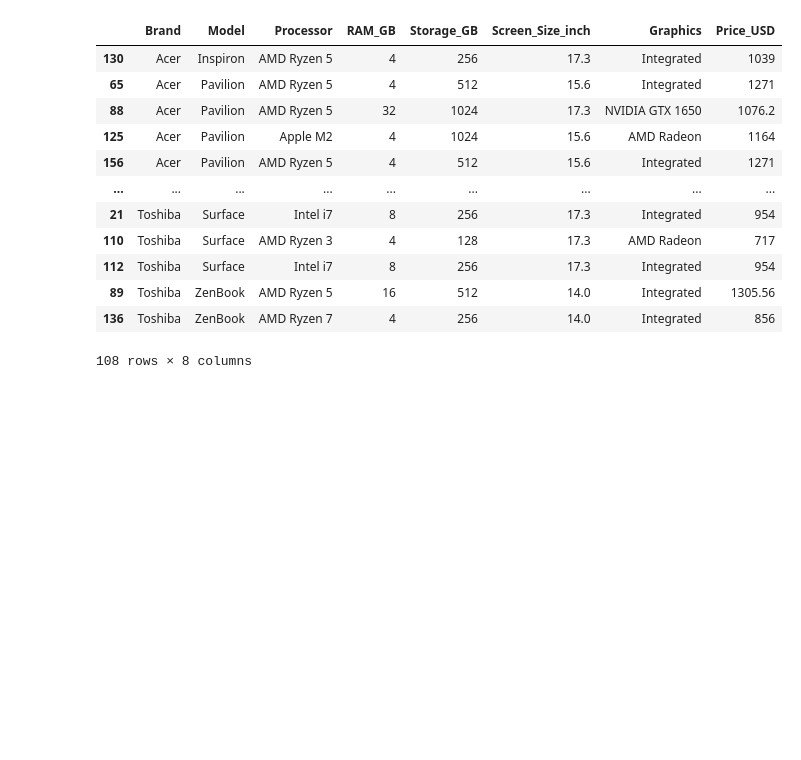
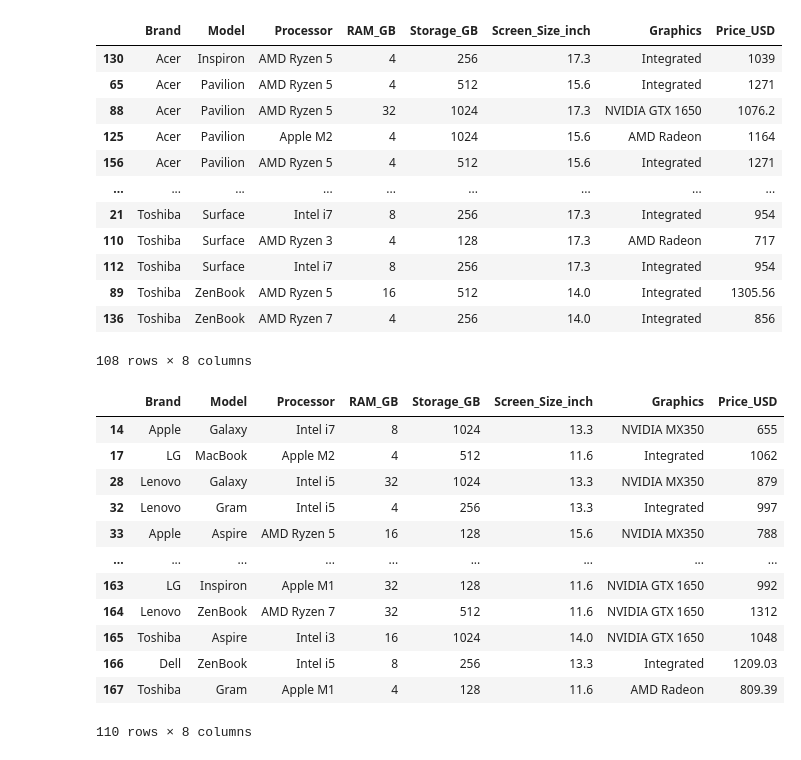
Before and after one commit to chaudharymanish6930/Data-Science, a Jupyter notebook: 05_Beginning/23_Duplicate.ipynb, the cells around one changed output. Cells and saved outputs as stored; diff of their text form; code cells hidden in the pictures; blank space fills up the shorter version.

```diff
--- a/05_Beginning/23_Duplicate.ipynb
+++ b/05_Beginning/23_Duplicate.ipynb
@@ -163,3 +179,19 @@ df[duplicate].sort_values(["Brand","Model"])
 | 89 | Toshiba | ZenBook | AMD Ryzen 5 | 16 | 512 | 14.0 | Integrated | 1305.56 |
 | 136 | Toshiba | ZenBook | AMD Ryzen 7 | 4 | 256 | 14.0 | Integrated | 856 |
 108 rows × 8 columns
+# %%
+df[df.duplicated(["RAM_GB",	"Storage_GB", "Screen_Size_inch"])]
+# %% [output]
+|  | Brand | Model | Processor | RAM_GB | Storage_GB | Screen_Size_inch | Graphics | Price_USD |
+| 14 | Apple | Galaxy | Intel i7 | 8 | 1024 | 13.3 | NVIDIA MX350 | 655 |
+| 17 | LG | MacBook | Apple M2 | 4 | 512 | 11.6 | Integrated | 1062 |
+| 28 | Lenovo | Galaxy | Intel i5 | 32 | 1024 | 13.3 | NVIDIA MX350 | 879 |
+| 32 | Lenovo | Gram | Intel i5 | 4 | 256 | 13.3 | Integrated | 997 |
+| 33 | Apple | Aspire | AMD Ryzen 5 | 16 | 128 | 15.6 | NVIDIA MX350 | 788 |
+| ... | ... | ... | ... | ... | ... | ... | ... | ... |
+| 163 | LG | Inspiron | Apple M1 | 32 | 128 | 11.6 | NVIDIA GTX 1650 | 992 |
+| 164 | Lenovo | ZenBook | AMD Ryzen 7 | 32 | 512 | 11.6 | NVIDIA GTX 1650 | 1312 |
+| 165 | Toshiba | Aspire | Intel i3 | 16 | 1024 | 14.0 | NVIDIA GTX 1650 | 1048 |
+| 166 | Dell | ZenBook | Intel i5 | 8 | 256 | 13.3 | Integrated | 1209.03 |
+| 167 | Toshiba | Gram | Apple M1 | 4 | 128 | 11.6 | AMD Radeon | 809.39 |
+110 rows × 8 columns
```
Also changed, not shown: parts of 3 cells of this notebook, 1 other file.
